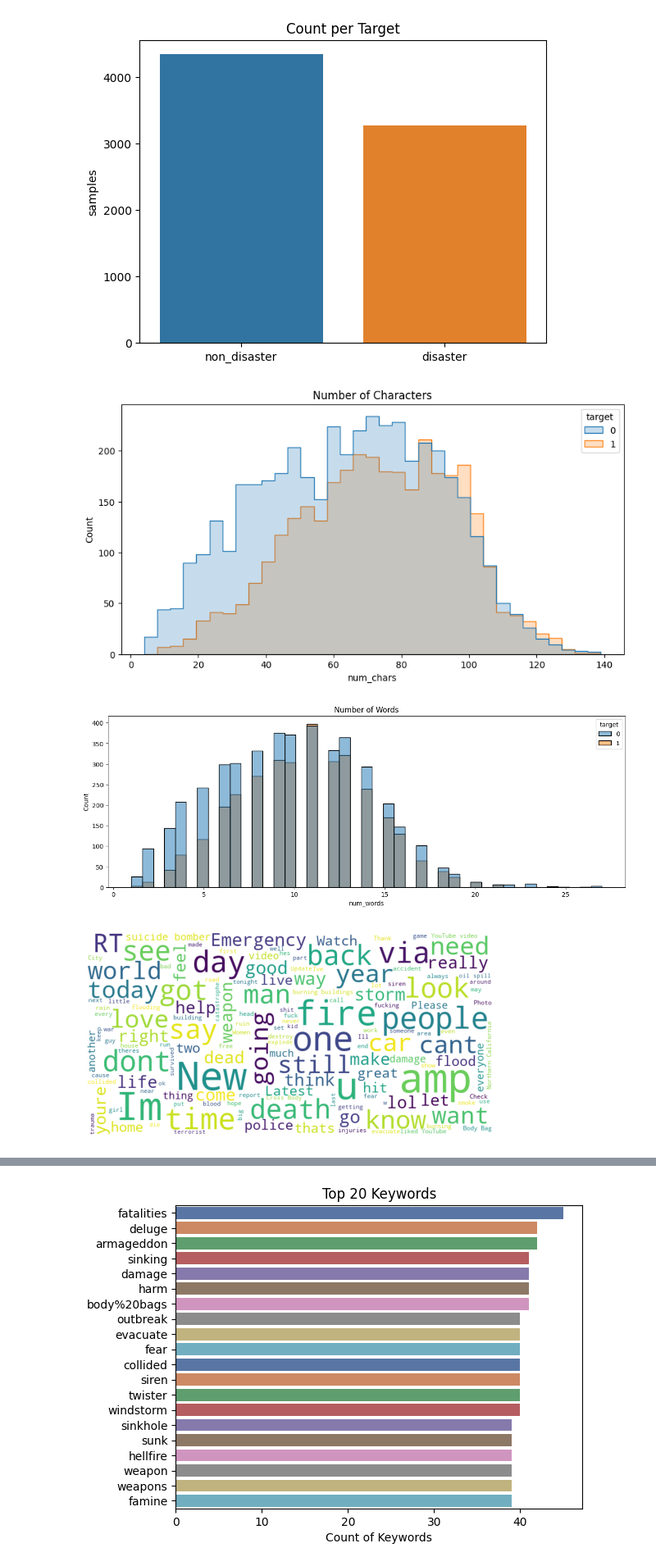
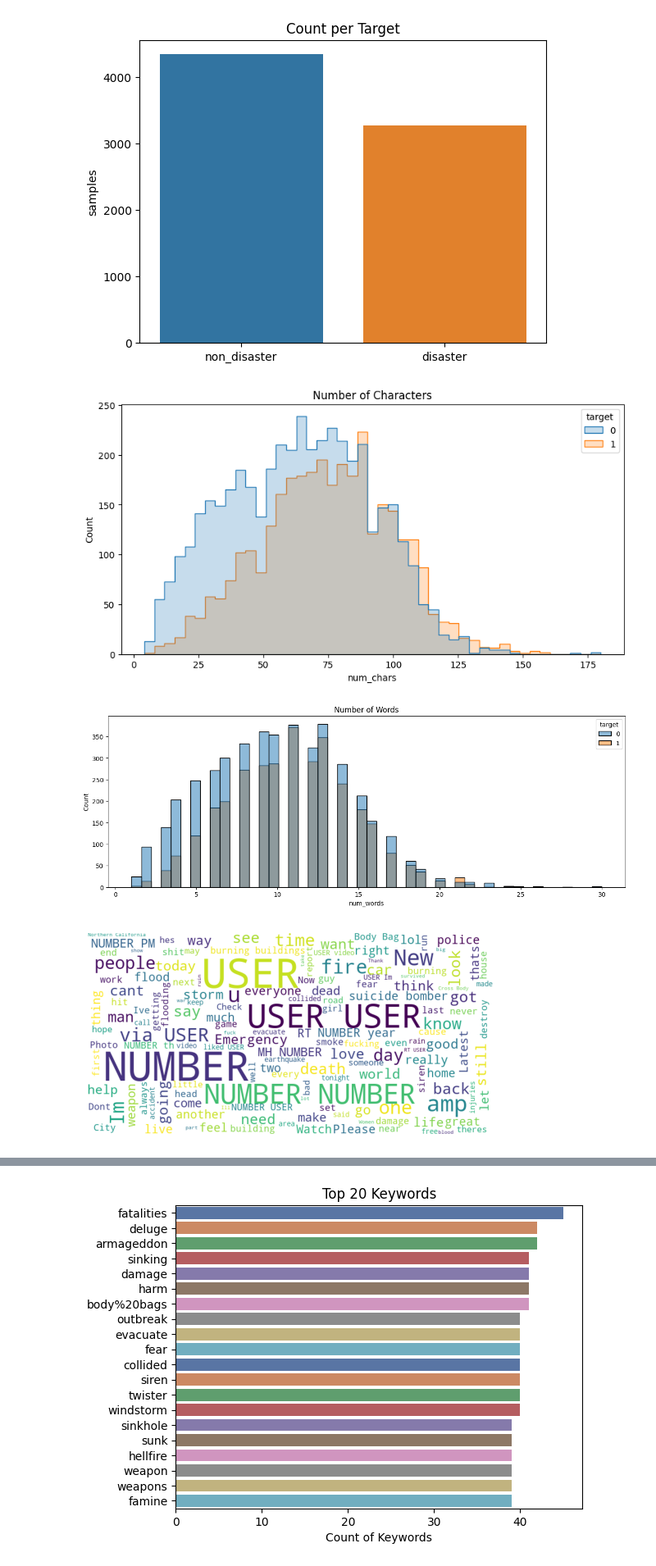
Before and after one commit to NophaieViscente/Sentiment_Analysis, a Jupyter notebook: code/Exploratory_Analysis.ipynb, the cells around one changed output, grey strips where cells are left out. Shown at 82% size. Drawn from its saved outputs; the diff is of its cells as text; code cells hidden in the pictures.

```diff
--- a/code/Exploratory_Analysis.ipynb
+++ b/code/Exploratory_Analysis.ipynb
@@ -33,13 +33,8 @@ df_tmp.head()
 | 4 | 7 | NaN | NaN | Just got sent this photo from Rub... | 1 |
 # %% [markdown]
 #### Process data
-# %%
-df_tmp['cleaned_text'] = processor.remove_URLs(df_tmp['text'])
-df_tmp['cleaned_text'] = processor.remove_HTMLs(df_tmp['cleaned_text'])
-df_tmp['cleaned_text'] = processor.clean_non_ascii_chars(df_tmp['cleaned_text'])
-df_tmp['cleaned_text'] = processor.remove_emojis(df_tmp['cleaned_text'])
-df_tmp['cleaned_text'] = processor.remove_punctuation(df_tmp['cleaned_text'])
-df_tmp['cleaned_text'] = processor.remove_stopwords(df_tmp['cleaned_text'])
+# %%
+data_cleaned = processor.clean_whole_text(df_tmp, column_to_clean='text')
 # %% [markdown]
 #### AED
 # %% [markdown]
@@ -54,15 +49,15 @@ plotter.plot_target_balance(
 # %% [output]
 [figure]
 # %%
-plotter.plot_num_char_per_text(df_tmp, 'cleaned_text')
+plotter.plot_num_char_per_text(data_cleaned, 'text')
 # %% [output]
-[figure, old version]
+[figure, new version]
 # %%
-plotter.plot_number_of_words(df_tmp, 'cleaned_text')
+plotter.plot_number_of_words(data_cleaned, 'text')
 # %% [output]
-[figure, old version]
+[figure, new version]
 # %%
-plotter.plot_wordcloud(df_tmp, 'cleaned_text', 'target')
+plotter.plot_wordcloud(data_cleaned, 'text', 'target')
 # %% [output]
-[figure, old version]
+[figure, new version]
 # %%
```
Also changed, not shown: parts of 2 cells of this notebook, 1 other file.
